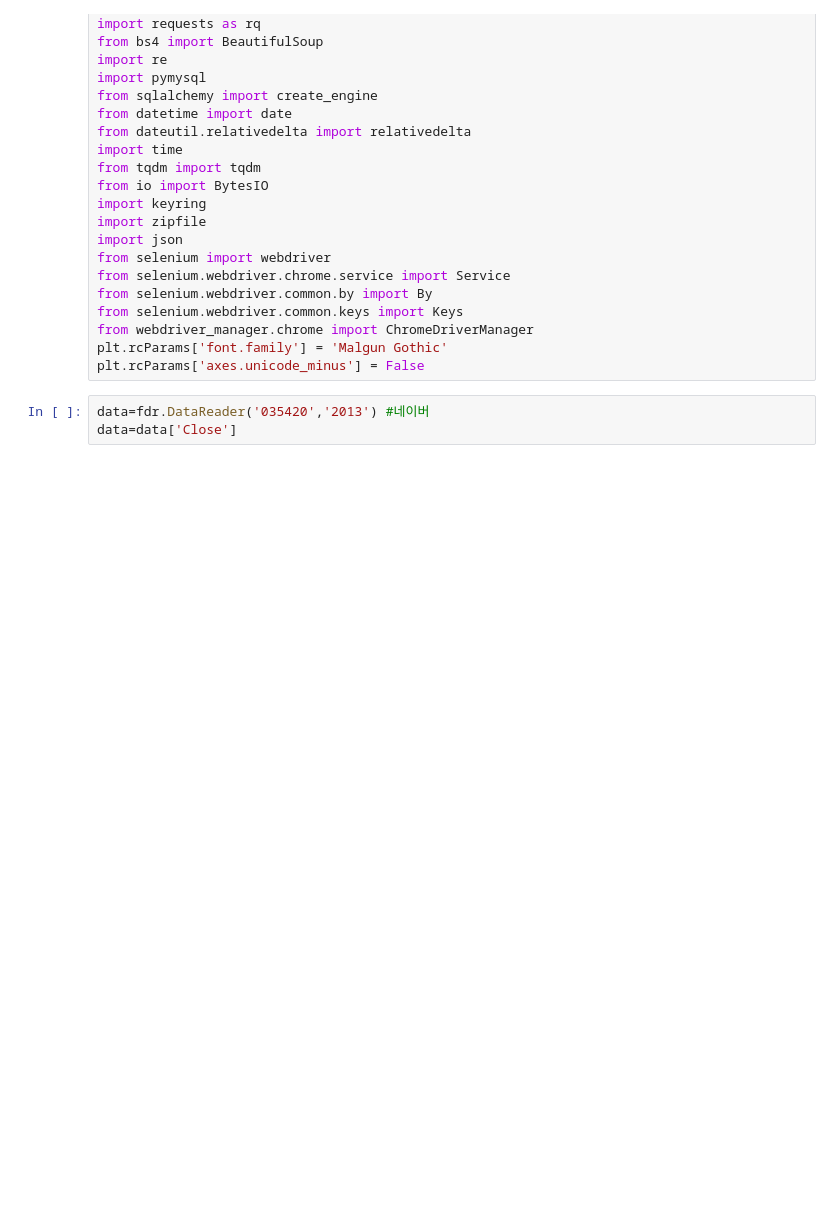
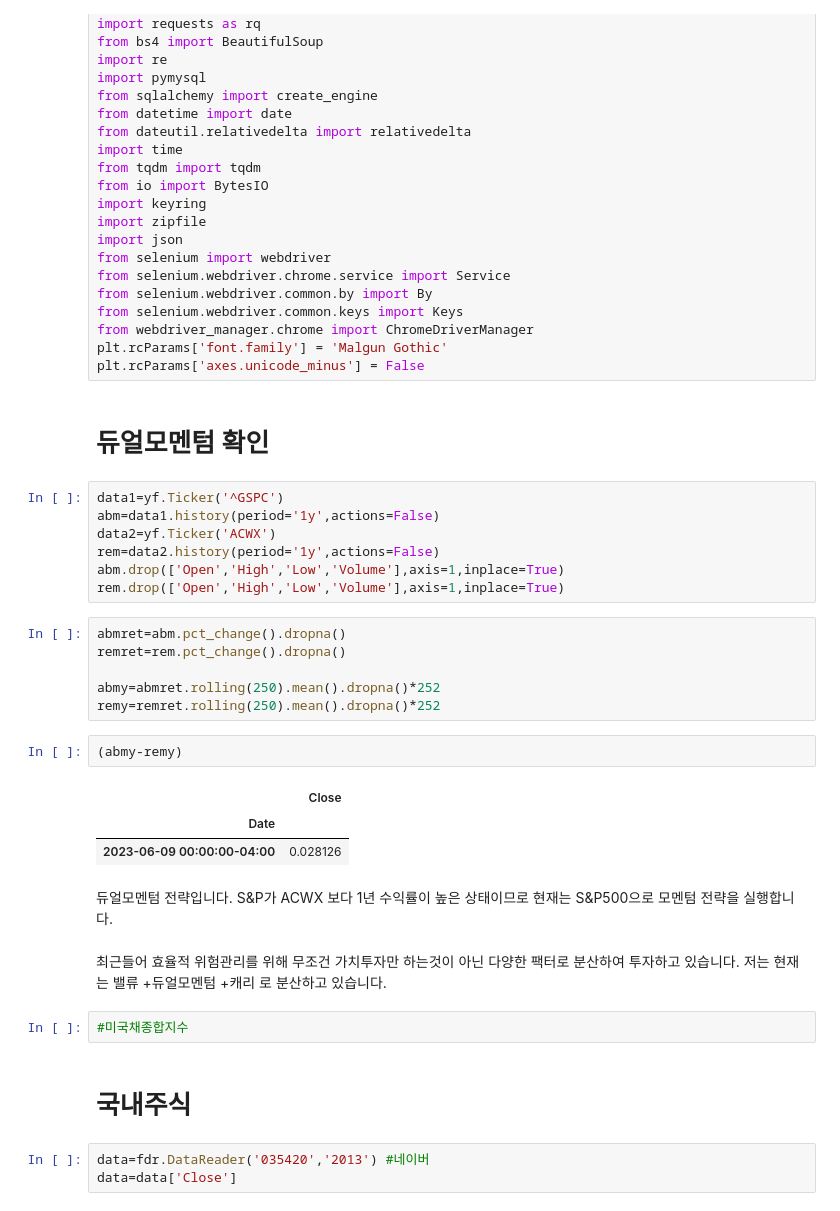
Before and after one commit to hojune2/_investment, a Jupyter notebook: micro.ipynb, the cells around one changed output. Drawn from its saved outputs; the diff is of its cells as text; blank space fills up the shorter version.

```diff
--- a/micro.ipynb
+++ b/micro.ipynb
@@ -46,6 +46,35 @@ from selenium.webdriver.common.keys import Keys
 from webdriver_manager.chrome import ChromeDriverManager
 plt.rcParams['font.family'] = 'Malgun Gothic'
 plt.rcParams['axes.unicode_minus'] = False
+# %% [markdown]
+# 듀얼모멘텀 확인
+# %%
+data1=yf.Ticker('^GSPC')
+abm=data1.history(period='1y',actions=False)
+data2=yf.Ticker('ACWX')
+rem=data2.history(period='1y',actions=False)
+abm.drop(['Open','High','Low','Volume'],axis=1,inplace=True)
+rem.drop(['Open','High','Low','Volume'],axis=1,inplace=True)
+# %%
+abmret=abm.pct_change().dropna()
+remret=rem.pct_change().dropna()
+
+abmy=abmret.rolling(250).mean().dropna()*252
+remy=remret.rolling(250).mean().dropna()*252
+# %%
+(abmy-remy)
+# %% [output]
+|  | Close |
+| Date |  |
+| 2023-06-09 00:00:00-04:00 | 0.028126 |
+# %% [markdown]
+듀얼모멘텀 전략입니다. S&P가 ACWX 보다 1년 수익률이 높은 상태이므로 현재는 S&P500으로 모멘텀 전략을 실행합니다.
+# %% [markdown]
+최근들어 효율적 위험관리를 위해 무조건 가치투자만 하는것이 아닌 다양한 팩터로 분산하여 투자하고 있습니다. 저는 현재는 밸류 +듀얼모멘텀 +캐리 로 분산하고 있습니다.
+# %%
+#미국채종합지수
+# %% [markdown]
+# 국내주식
 # %%
 data=fdr.DataReader('035420','2013') #네이버
 data=data['Close']
```
Also changed, not shown: parts of 11 cells of this notebook.
